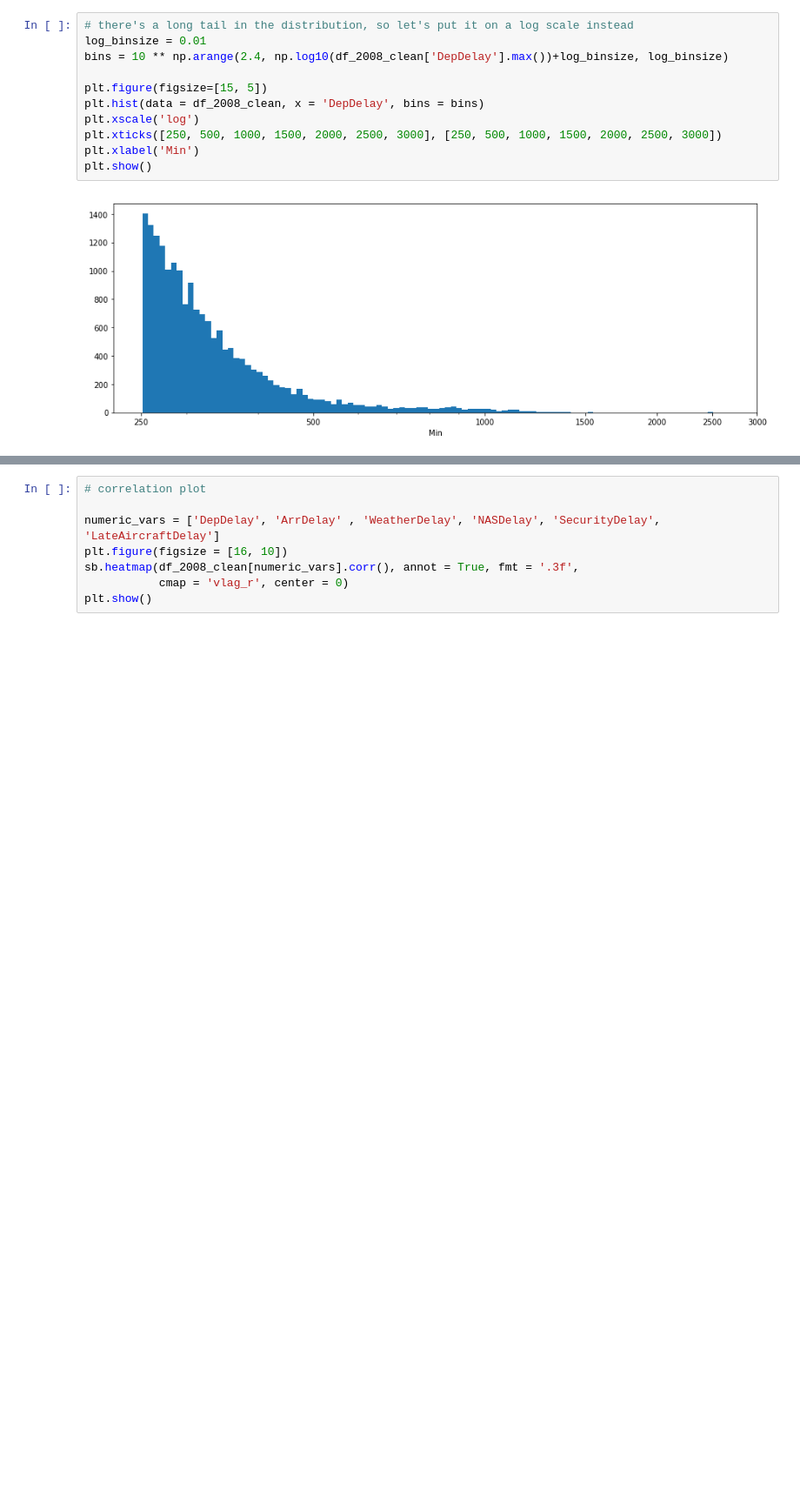
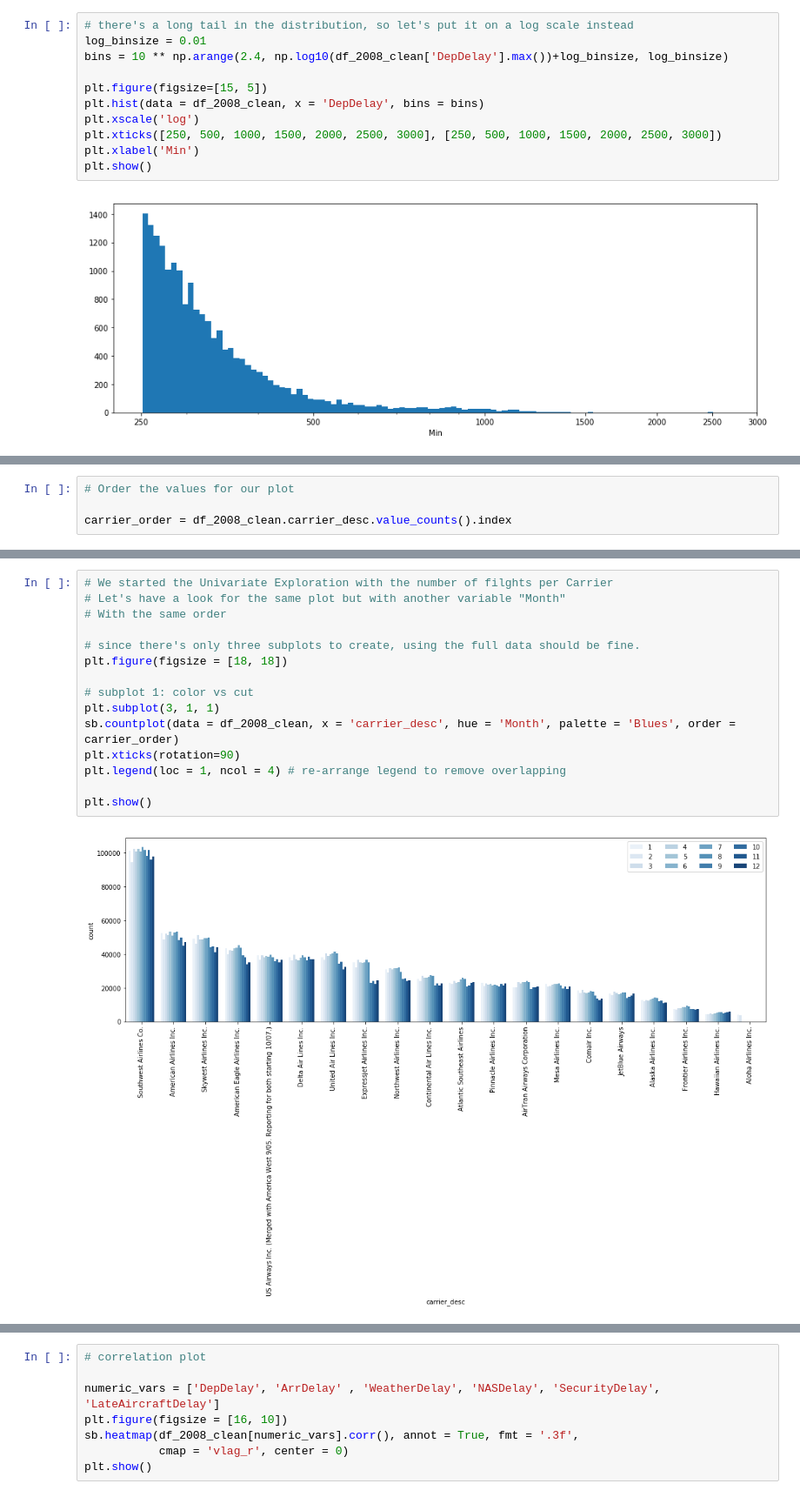
Before and after one commit to iRaied/UDACITY_Project_5.2_Flights, a Jupyter notebook: Flights.ipynb, the cells around one changed output, grey strips where cells are left out. Shown at 87% size. Saved outputs shown, nothing was run; the diff lists cells and outputs as text; blank space fills up the shorter version.

Commit message:
initial Polishing Plots

```diff
--- a/Flights.ipynb
+++ b/Flights.ipynb
@@ -915,0 +963,4 @@ plt.show()
+# %%
+# Order the values for our plot
+
+carrier_order = df_2008_clean.carrier_desc.value_counts().index
@@ -915,0 +977,17 @@ plt.show()
+# %%
+# We started the Univariate Exploration with the number of filghts per Carrier
+# Let's have a look for the same plot but with another variable "Month"
+# With the same order
+
+# since there's only three subplots to create, using the full data should be fine.
+plt.figure(figsize = [18, 18])
+
+# subplot 1: color vs cut
+plt.subplot(3, 1, 1)
+sb.countplot(data = df_2008_clean, x = 'carrier_desc', hue = 'Month', palette = 'Blues', order = carrier_order)
+plt.xticks(rotation=90)
+plt.legend(loc = 1, ncol = 4) # re-arrange legend to remove overlapping
+
+plt.show()
+# %% [output]
+[figure, added]
```
Also changed, not shown: parts of 27 cells of this notebook.
